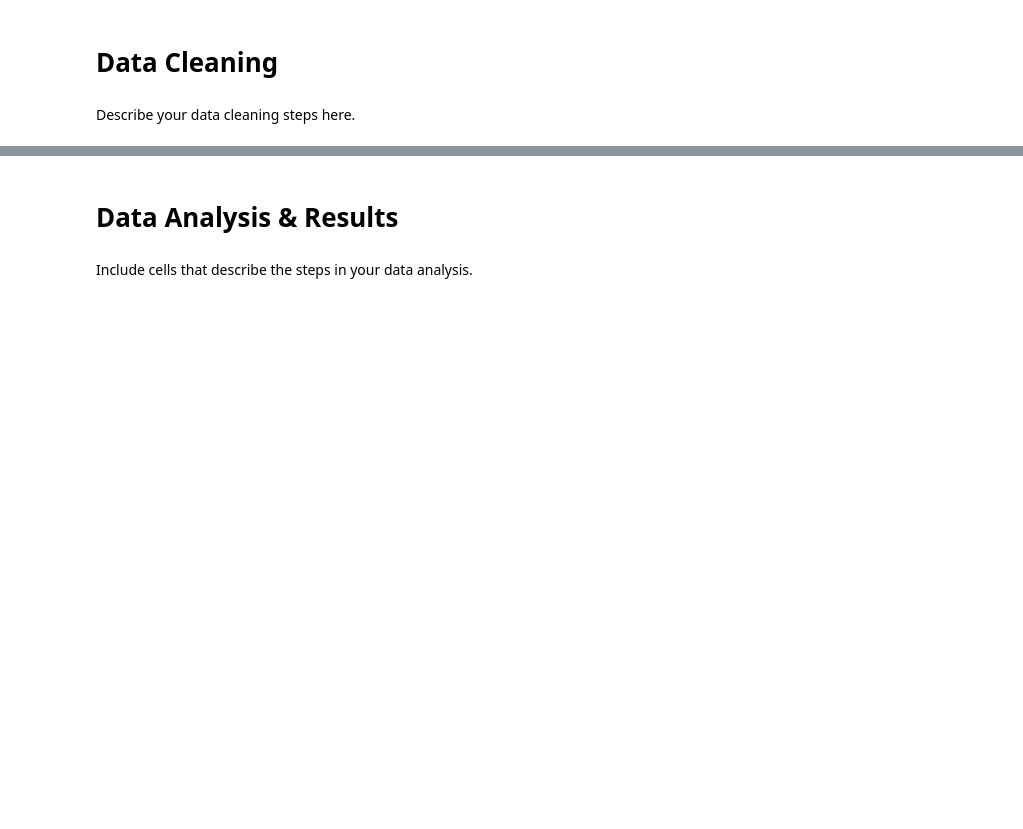
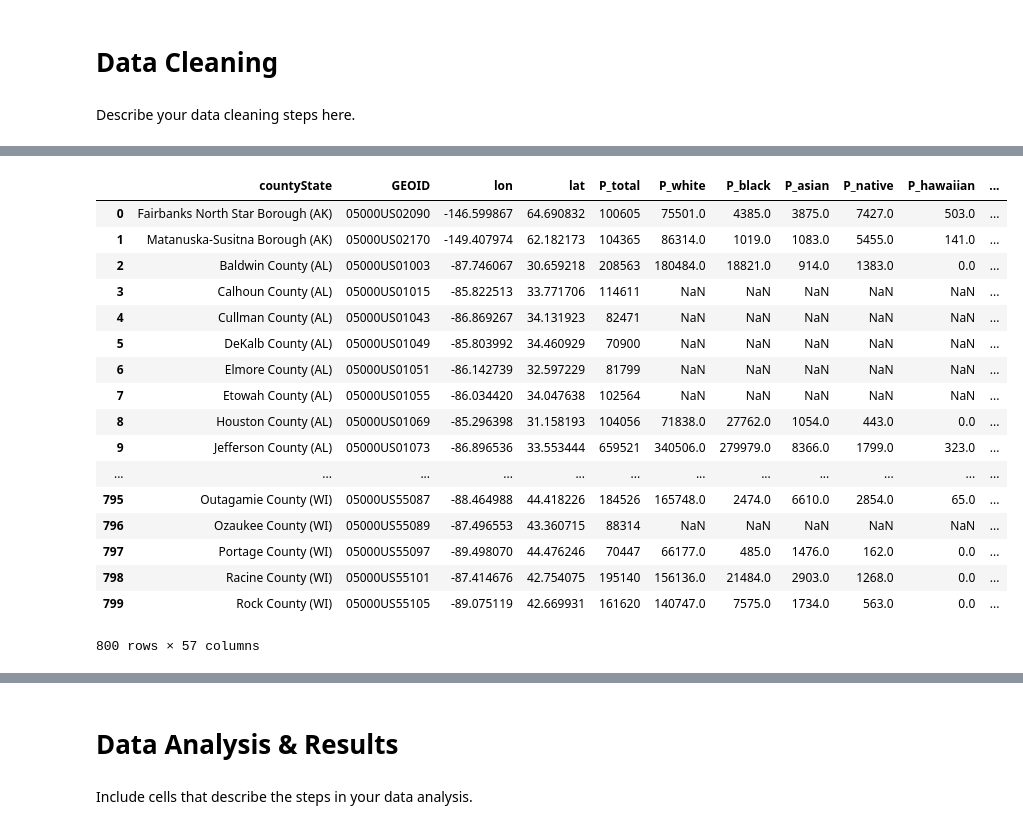
Before and after one commit to jij106/Projects, a Jupyter notebook: FinalProject.ipynb, the cells around one changed output, grey strips where cells are left out. Drawn from its saved outputs; the diff is of its cells as text; code cells hidden in the pictures; blank space fills up the shorter version.

```diff
--- a/FinalProject.ipynb
+++ b/FinalProject.ipynb
@@ -86,0 +99,30 @@ df.head()
+# %%
+df.drop('UnderAge5inPovertyCountUB90%', axis=1, inplace=True)
+df.drop('90%ConfidenceInterval(UnderAge5inPovertyCount)', axis=1, inplace=True)
+df.drop('UnderAge5inPovertyPercent', axis=1, inplace=True)
+df.drop('UnderAge5inPovertyPercentLB90%', axis=1, inplace=True)
+df.drop('UnderAge5inPovertyPercentUB90%', axis=1, inplace=True)
+df.drop('90%ConfidenceInterval(UnderAge5inPovertyPercent)', axis=1, inplace=True)
+df.drop('UnderAge5SAIPEPovertyUniverse', axis=1, inplace=True)
+df.drop('UnderAge5inPovertyCount', axis=1, inplace=True)
+df.drop('UnderAge5inPovertyCountLB90%', axis=1, inplace=True)
+df.head(n=800)
+# %% [output]
+|  | countyState | GEOID | lon | lat | P_total | P_white | P_black | P_asian | P_native | P_hawaiian | ... |
+| 0 | Fairbanks North Star Borough (AK) | 05000US02090 | -146.599867 | 64.690832 | 100605 | 75501.0 | 4385.0 | 3875.0 | 7427.0 | 503.0 | ... |
+| 1 | Matanuska-Susitna Borough (AK) | 05000US02170 | -149.407974 | 62.182173 | 104365 | 86314.0 | 1019.0 | 1083.0 | 5455.0 | 141.0 | ... |
+| 2 | Baldwin County (AL) | 05000US01003 | -87.746067 | 30.659218 | 208563 | 180484.0 | 18821.0 | 914.0 | 1383.0 | 0.0 | ... |
+| 3 | Calhoun County (AL) | 05000US01015 | -85.822513 | 33.771706 | 114611 | NaN | NaN | NaN | NaN | NaN | ... |
+| 4 | Cullman County (AL) | 05000US01043 | -86.869267 | 34.131923 | 82471 | NaN | NaN | NaN | NaN | NaN | ... |
+| 5 | DeKalb County (AL) | 05000US01049 | -85.803992 | 34.460929 | 70900 | NaN | NaN | NaN | NaN | NaN | ... |
+| 6 | Elmore County (AL) | 05000US01051 | -86.142739 | 32.597229 | 81799 | NaN | NaN | NaN | NaN | NaN | ... |
+| 7 | Etowah County (AL) | 05000US01055 | -86.034420 | 34.047638 | 102564 | NaN | NaN | NaN | NaN | NaN | ... |
+| 8 | Houston County (AL) | 05000US01069 | -85.296398 | 31.158193 | 104056 | 71838.0 | 27762.0 | 1054.0 | 443.0 | 0.0 | ... |
+| 9 | Jefferson County (AL) | 05000US01073 | -86.896536 | 33.553444 | 659521 | 340506.0 | 279979.0 | 8366.0 | 1799.0 | 323.0 | ... |
+| ... | ... | ... | ... | ... | ... | ... | ... | ... | ... | ... | ... |
+| 795 | Outagamie County (WI) | 05000US55087 | -88.464988 | 44.418226 | 184526 | 165748.0 | 2474.0 | 6610.0 | 2854.0 | 65.0 | ... |
+| 796 | Ozaukee County (WI) | 05000US55089 | -87.496553 | 43.360715 | 88314 | NaN | NaN | NaN | NaN | NaN | ... |
+| 797 | Portage County (WI) | 05000US55097 | -89.498070 | 44.476246 | 70447 | 66177.0 | 485.0 | 1476.0 | 162.0 | 0.0 | ... |
+| 798 | Racine County (WI) | 05000US55101 | -87.414676 | 42.754075 | 195140 | 156136.0 | 21484.0 | 2903.0 | 1268.0 | 0.0 | ... |
+| 799 | Rock County (WI) | 05000US55105 | -89.075119 | 42.669931 | 161620 | 140747.0 | 7575.0 | 1734.0 | 563.0 | 0.0 | ... |
+800 rows × 57 columns
```
Also changed, not shown: parts of 4 cells of this notebook.
